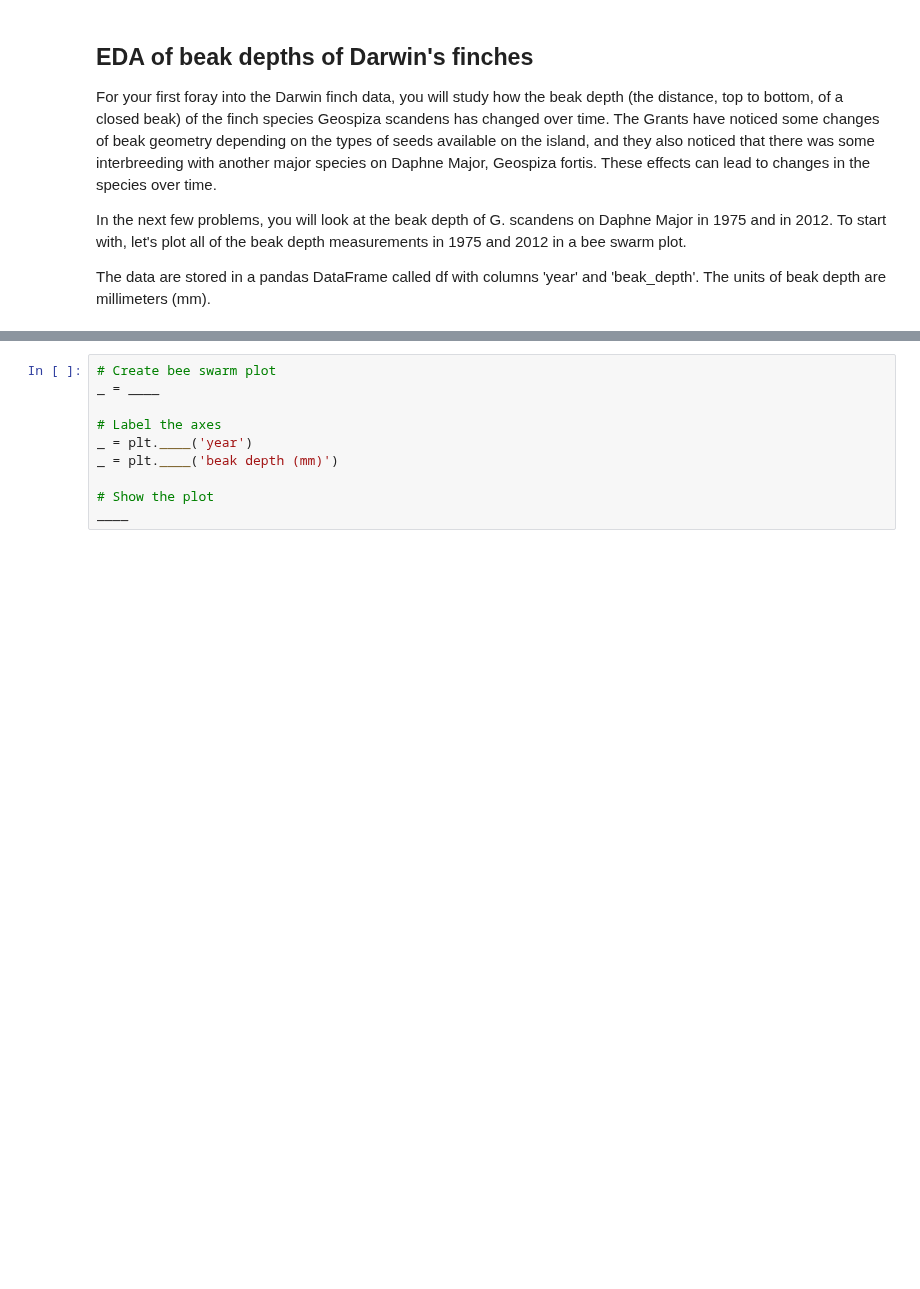
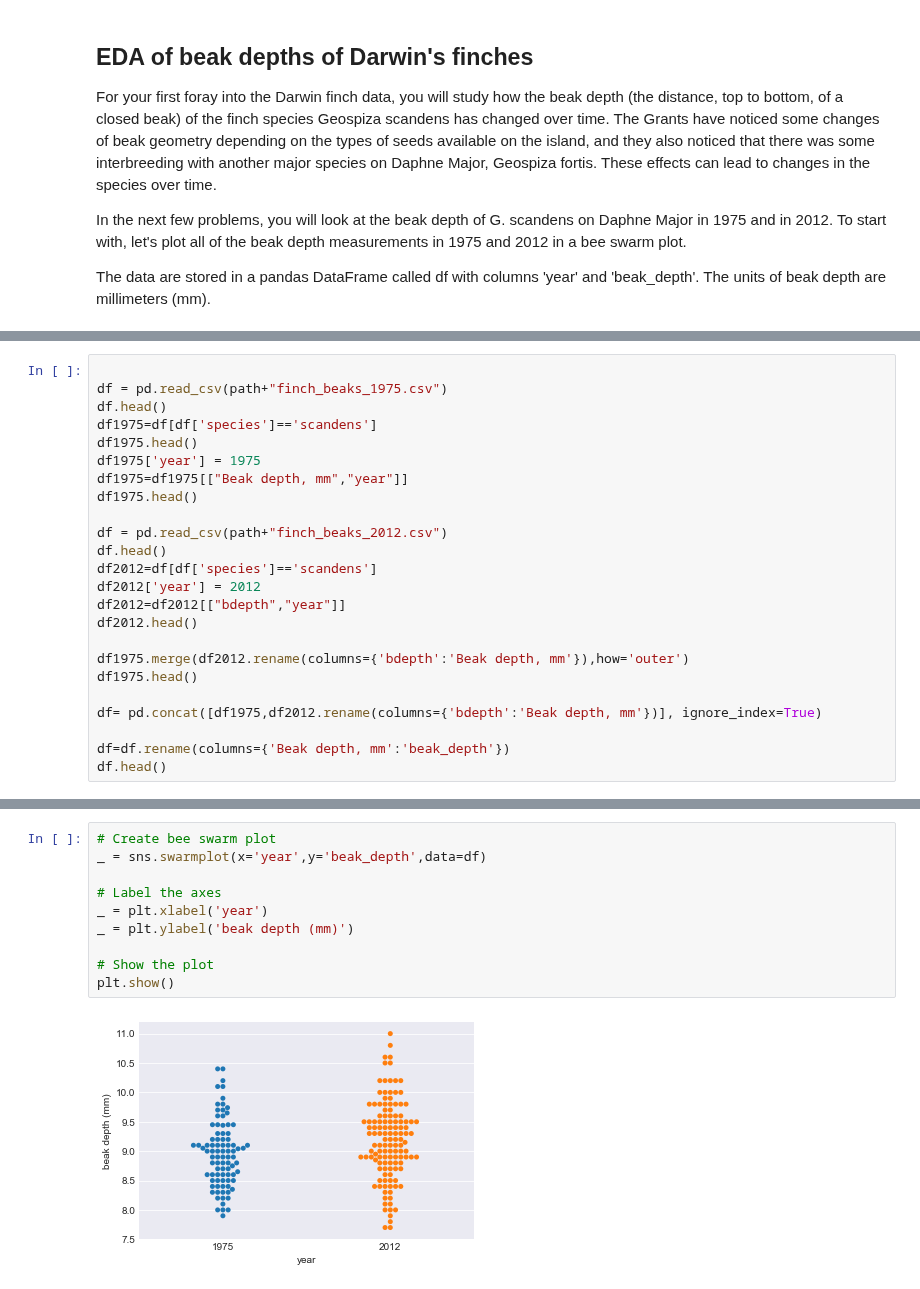
Before and after one commit to cyrsis/TensorflowPY36CPU, a Jupyter notebook: _14_Plot/Test.ipynb, the cells around one changed output, grey strips where cells are left out. Saved outputs shown, nothing was run; the diff lists cells and outputs as text; blank space fills up the shorter version.

```diff
--- a/_14_Plot/Test.ipynb
+++ b/_14_Plot/Test.ipynb
@@ -565,0 +555,24 @@ df.head()
+# %%
+
+df = pd.read_csv(path+"finch_beaks_1975.csv")
+df.head()
+df1975=df[df['species']=='scandens']
+df1975.head()
+df1975['year'] = 1975
+df1975=df1975[["Beak depth, mm","year"]]
+df1975.head()
+
+df = pd.read_csv(path+"finch_beaks_2012.csv")
+df.head()
+df2012=df[df['species']=='scandens']
+df2012['year'] = 2012
+df2012=df2012[["bdepth","year"]]
+df2012.head()
+
+df1975.merge(df2012.rename(columns={'bdepth':'Beak depth, mm'}),how='outer')
+df1975.head()
+
+df= pd.concat([df1975,df2012.rename(columns={'bdepth':'Beak depth, mm'})], ignore_index=True)
+
+df=df.rename(columns={'Beak depth, mm':'beak_depth'})
+df.head()
@@ -566,10 +594,12 @@ df.head()
 # %%
 # Create bee swarm plot
-_ = ____
+_ = sns.swarmplot(x='year',y='beak_depth',data=df)
 
 # Label the axes
-_ = plt.____('year')
-_ = plt.____('beak depth (mm)')
+_ = plt.xlabel('year')
+_ = plt.ylabel('beak depth (mm)')
 
 # Show the plot
-____
+plt.show()
+# %% [output]
+[figure, added]
```
Also changed, not shown: parts of 18 cells of this notebook, 3 other files.
